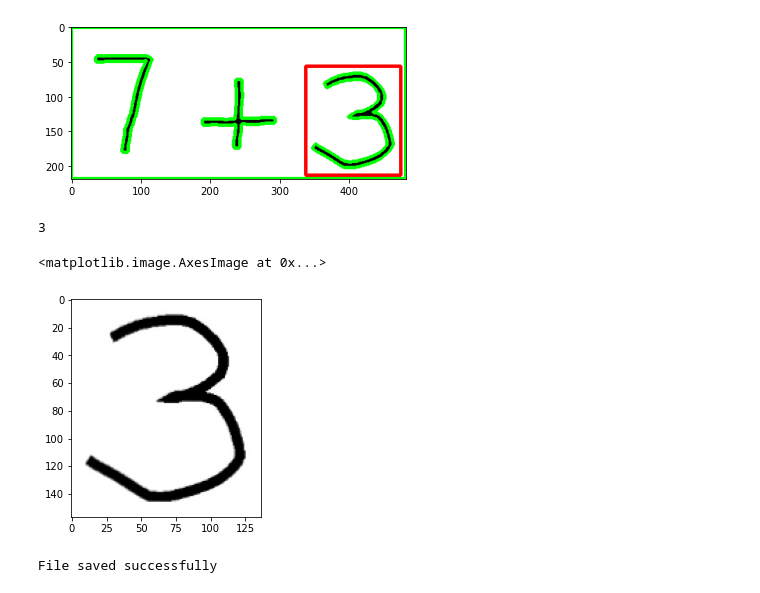
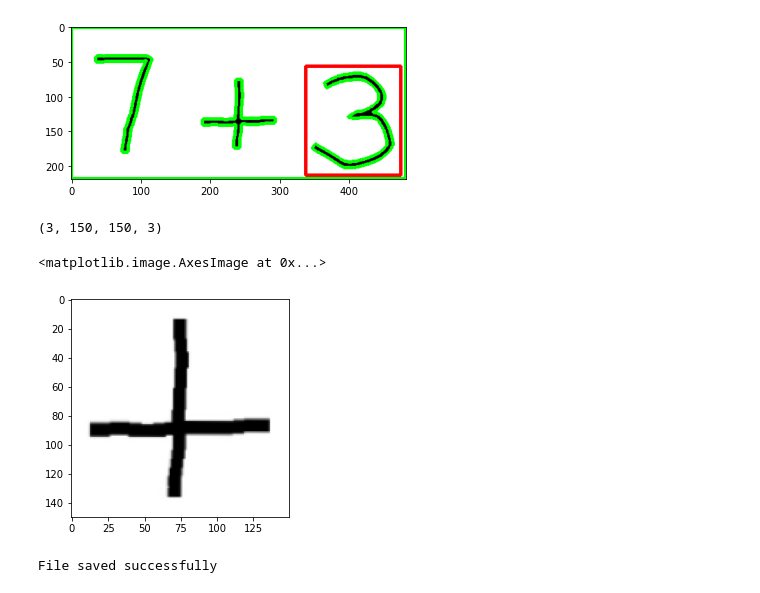
Before and after one commit to mattdmv/MathSolve, a Jupyter notebook: Handwritten equation processing/Processing handwritten equation.ipynb, the cells around one changed output. Drawn from its saved outputs; the diff is of its cells as text; code cells hidden in the pictures.

```diff
--- a/Handwritten equation processing/Processing handwritten equation.ipynb
+++ b/Handwritten equation processing/Processing handwritten equation.ipynb
@@ -105,12 +105,41 @@ def crop_bounding_box(image, bounding_boxes):
     return cropped_images
 # %%
 cropped_imgs = crop_bounding_box(image, boundingRects)
-# %%
-len(cropped_imgs)
-# %% [output]
-3
+# %%
+# define a function that will resize images to predetermined standard size, which is 150x150 in our case
+
+def resize_images(images_list, pixels_height = 150, pixels_width = 150):
+    """This function resizes all images in the given input list to desired
+    pixels height and pixels width.
+
+    Args:
+        images_list (list): List of images in .
+        pixels_height (int): Desired height of the resized image in pixels.
+        pixels_width (int): Desired width of the resized image in pixels.
+    Returns:
+        resized_imgs (list): List of resized images.
+    """
+    resized_imgs = []
+
+    for image in images_list:
+        try:
+            resized_image = cv.resize(image, (pixels_height, pixels_width))
+            resized_imgs.append(resized_image)
+        except:
+            break
+
+    return resized_imgs
+# %%
+resized_images = resize_images(cropped_imgs)
+# %%
+resized_images_array = np.array(resized_images)
+
+# check for expected output
+resized_images_array.shape
+# %% [output]
+(3, 150, 150, 3)
 # %%
-plt.imshow(cropped_imgs[1])
+plt.imshow(resized_images[2])
 # %% [output]
 <matplotlib.image.AxesImage at 0x...>
-[figure, old version]
+[figure, new version]
```
Also changed, not shown: parts of 3 cells of this notebook, 2 other files.
